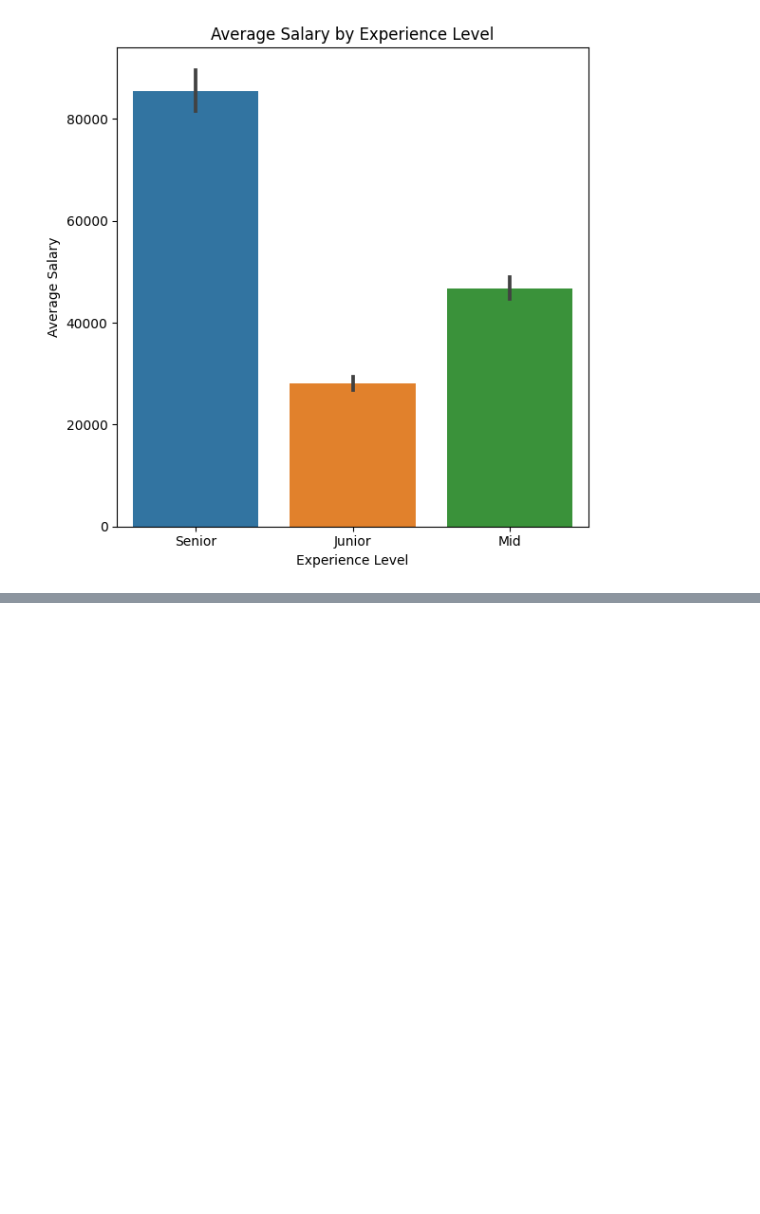
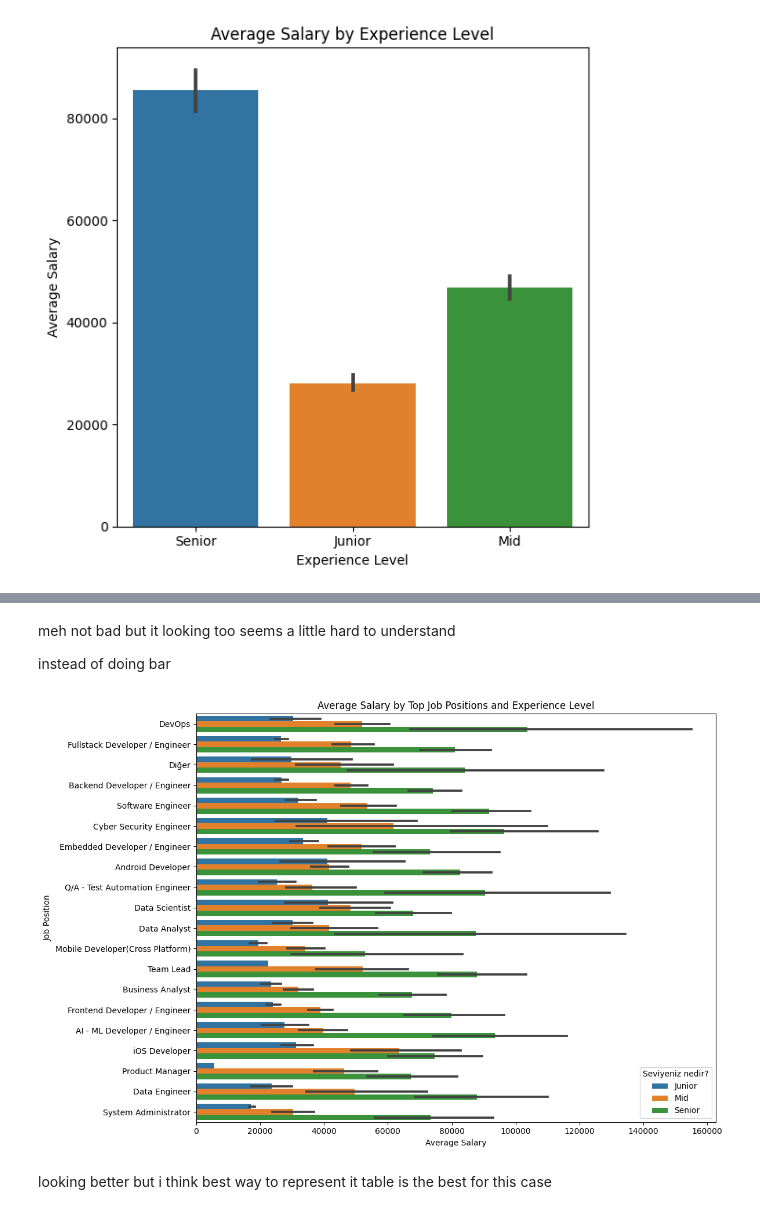
Before and after one commit to ofgkts/Portfolio-Projects, a Jupyter notebook: survey_code.ipynb, the cells around one changed output, grey strips where cells are left out. Saved outputs shown, nothing was run; the diff lists cells and outputs as text; code cells hidden in the pictures; blank space fills up the shorter version.

```diff
--- a/survey_code.ipynb
+++ b/survey_code.ipynb
@@ -295,0 +417,52 @@ plt.show()
+# %% [markdown]
+meh not bad but it looking too seems a little hard to understand
+
+
+
+instead of doing bar
+# %%
+
+
+# Convert salary ranges to numeric values (mean of each range)
+salary_mapping = {
+    '11.402 TL ve altı': (0 + 11402) / 2,
+    '11.402 TL - 15.000 TL': (11402 + 15000) / 2,
+    '15.001 TL - 18.000 TL': (15001 + 18000) / 2,
+    '18.001 TL - 20.000 TL': (18001 + 20000) / 2,
+    '20.001 TL - 25.000 TL': (20001 + 25000) / 2,
+    '25.001 TL - 30.000 TL': (25001 + 30000) / 2,
+    '30.001 TL - 37.000 TL': (30001 + 37000) / 2,
+    '37.001 TL - 45.000 TL': (37001 + 45000) / 2,
+    '45.001 TL - 55.000 TL': (45001 + 55000) / 2,
+    '55.001 TL - 70.000 TL': (55001 + 70000) / 2,
+    '70.001 TL - 85.000 TL': (70001 + 85000) / 2,
+    '85.001 TL - 100.000 TL': (85001 + 100000) / 2,
+    '100.001 TL - 130.000 TL': (100001 + 130000) / 2,
+    '130.001 TL - 160.000 TL': (130001 + 160000) / 2,
+    '160.001 TL - 200.000 TL': (160001 + 200000) / 2,
+    '200.000 TL - 250.000 TL': (200000 + 250000) / 2,
+    '250.000 TL ve üzeri': 250000
+}
+
+df1['Mean_Salary'] = df1['Maaş / Aylık Türk Lirası cinsinden'].map(salary_mapping)
+
+# Select the top N job positions based on frequency
+top_n_positions = 20
+top_positions = df1['Hangi pozisyonda çalışıyorsunuz?'].value_counts().head(top_n_positions).index
+
+# Create a subset DataFrame with only the top N job positions
+subset_df = df1[df1['Hangi pozisyonda çalışıyorsunuz?'].isin(top_positions)]
+
+# Create a bar chart for average salary by job position and experience level (descending order)
+plt.figure(figsize=(12, 8))
+sns.barplot(data=subset_df, x='Mean_Salary', y='Hangi pozisyonda çalışıyorsunuz?',
+            hue='Seviyeniz nedir?', hue_order=level_order, orient='h')
+plt.title('Average Salary by Top Job Positions and Experience Level')
+plt.xlabel('Average Salary')
+plt.ylabel('Job Position')
+plt.tight_layout()
+plt.show()
+# %% [output]
+[figure, added]
+# %% [markdown]
+looking better but i think best way to represent it table is the best for this case
```
Also changed, not shown: parts of 5 cells of this notebook.
